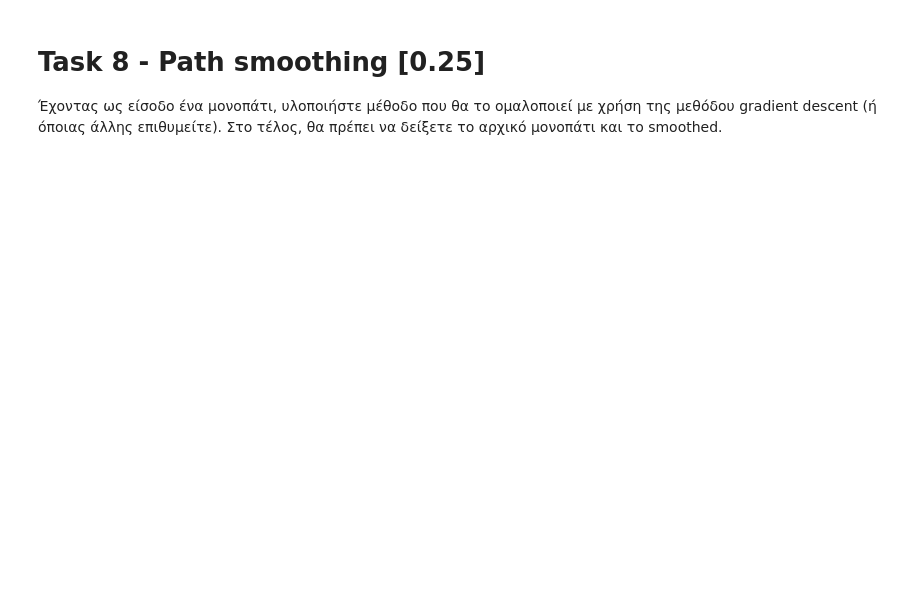
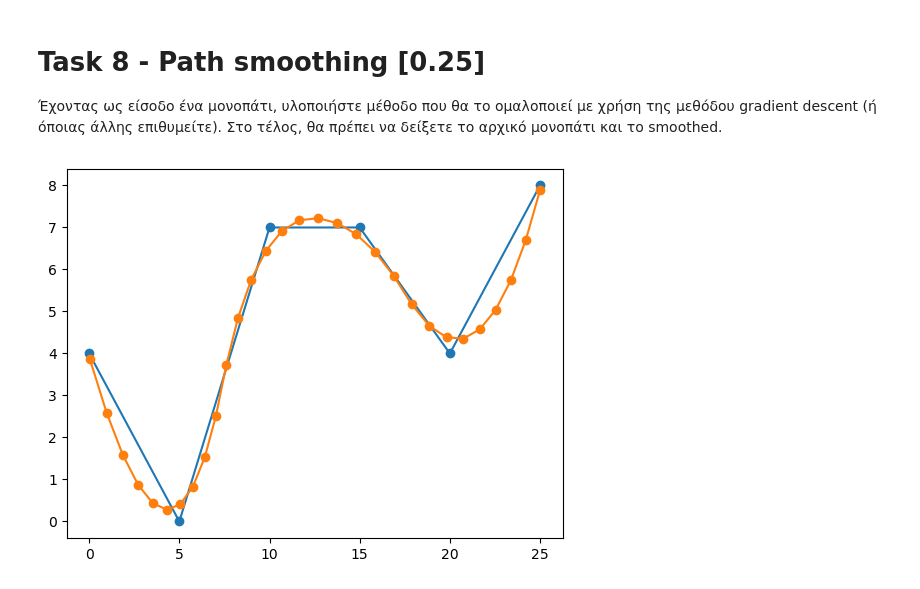
Before and after one commit to VasilisMpletsos/Autonomous_Systems_AUTH_2023, a Jupyter notebook: as2023.ipynb, the cells around one changed output. Cells and saved outputs as stored; diff of their text form; code cells hidden in the pictures; blank space fills up the shorter version.

```diff
--- a/as2023.ipynb
+++ b/as2023.ipynb
@@ -903,0 +906,24 @@ Path length:  10
+# %%
+# This is a function to generate random points to test the path smoothing algorithm
+x = []
+y = []
+for i in range(0,30,5):
+    x.append(i)
+    y.append(random.randint(0, 10))
+# %%
+# Create a function to smooth the path using b-spline interpolation
+def smooth_path(x, y, s=0.1, k=3, n=100):
+    # Create a tck tuple
+    tck, u = interpolate.splprep([x, y], s=s, k=k)
+    # Create a new set of points
+    unew = np.linspace(u.min(), u.max(), n)
+    out = interpolate.splev(unew, tck)
+    return out
+# %%
+smooth_path_x, smooth_path_y = smooth_path(x, y, s=0.5, k=2, n=len(x)*5)
+# %%
+# This is a function to generate random points to test the path smoothing algorithm
+plt.plot(x, y, '-o');
+plt.plot(smooth_path_x, smooth_path_y, '-o');
+# %% [output]
+[figure, added]
```
Also changed, not shown: parts of 10 cells of this notebook.
